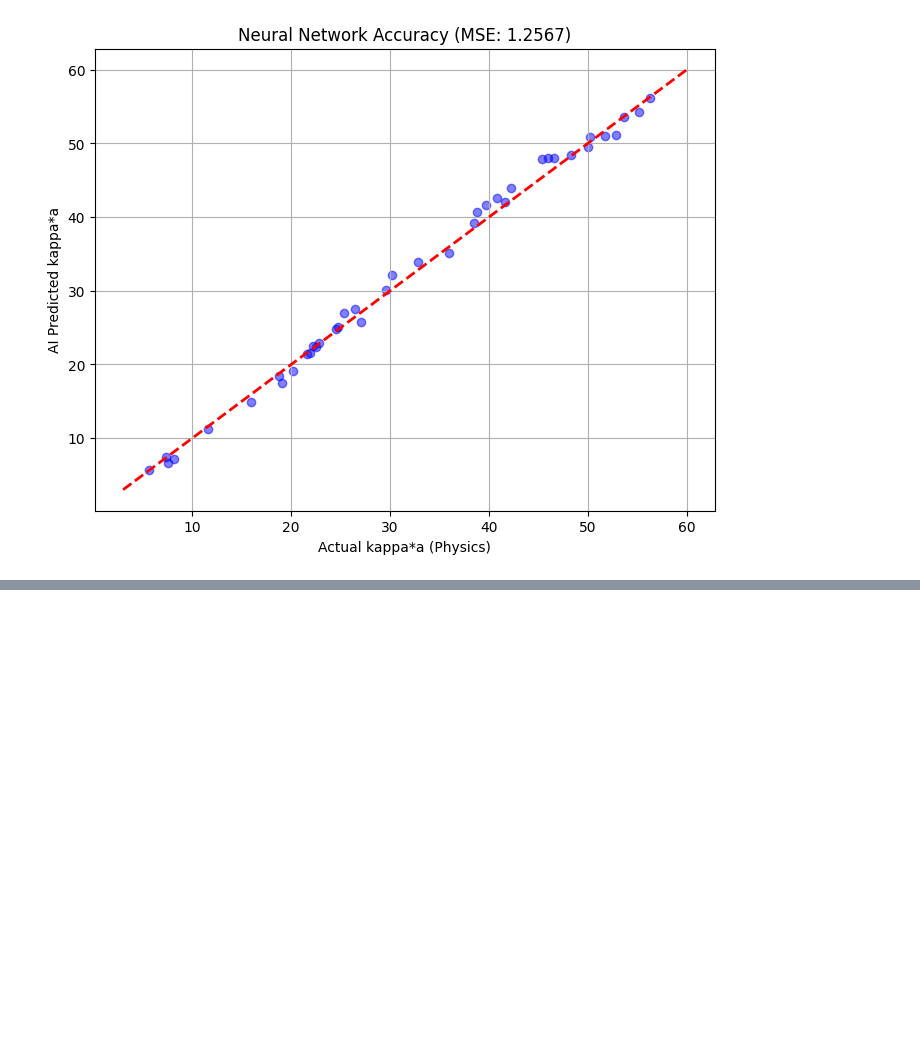
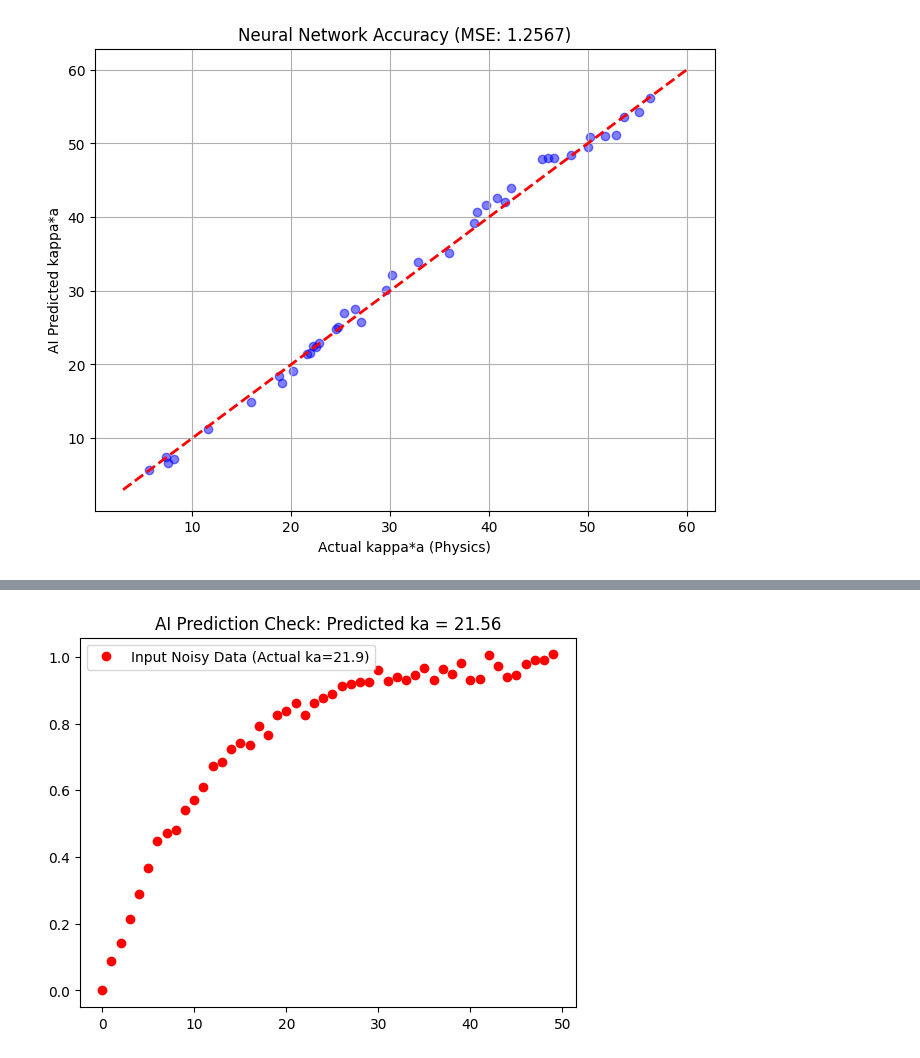
Before and after one commit to shakuntala2ooo/ANN, a Jupyter notebook: Welcome_To_Colab.ipynb, the cells around one changed output, grey strips where cells are left out. Saved outputs shown, nothing was run; the diff lists cells and outputs as text; code cells hidden in the pictures; blank space fills up the shorter version.

```diff
--- a/Welcome_To_Colab.ipynb
+++ b/Welcome_To_Colab.ipynb
@@ -42,0 +56,12 @@ plt.show()
+# %%
+idx = 10
+sample_velocity = X_test[idx]
+actual_ka = y_test[idx]
+predicted_ka = predictions[idx]
+# %%
+plt.plot(sample_velocity, 'ro', label=f'Input Noisy Data (Actual ka={actual_ka:.1f})')
+plt.title(f'AI Prediction Check: Predicted ka = {predicted_ka:.2f}')
+plt.legend()
+plt.show()
+# %% [output]
+[figure, added]
```
Also changed, not shown: parts of 3 cells of this notebook.
